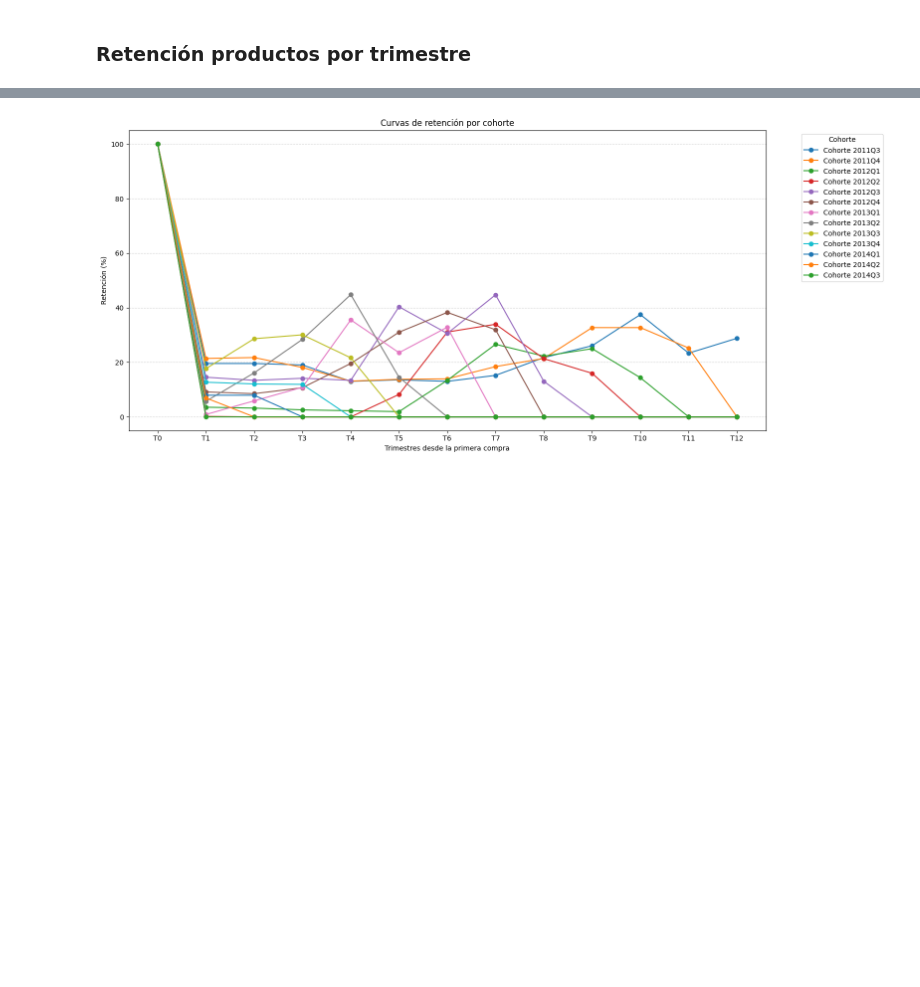
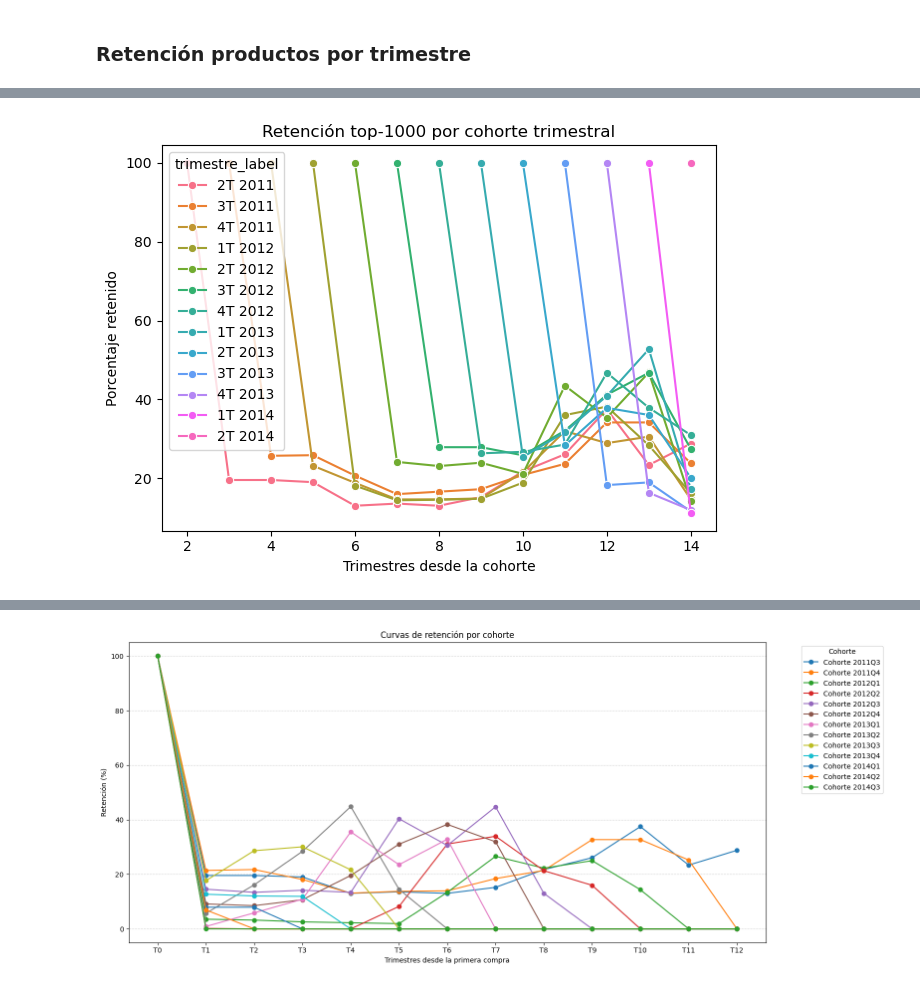
Before and after one commit to fedepicado/Series-temporales-con-SQL, a Jupyter notebook: Retencion de clientes.ipynb, the cells around one changed output, grey strips where cells are left out. Drawn from its saved outputs; the diff is of its cells as text; code cells hidden in the pictures; blank space fills up the shorter version.

```diff
--- a/Retencion de clientes.ipynb
+++ b/Retencion de clientes.ipynb
@@ -498,0 +499,100 @@ plt.show()
+# %%
+query = ("""WITH clientes_por_trimestre AS (
+    SELECT
+        YEAR(soh.OrderDate) AS año,
+        (DATEDIFF(QUARTER, '2011-01-01', soh.OrderDate) + 1) AS trimestre,
+        soh.CustomerID,
+        COUNT(*) AS compras_realizadas
+    FROM Sales.SalesOrderHeader soh
+    JOIN Sales.SalesOrderDetail sod ON soh.SalesOrderID = sod.SalesOrderID
+    WHERE YEAR(soh.OrderDate) BETWEEN 2011 AND 2014
+    GROUP BY
+        YEAR(soh.OrderDate),
+        (DATEDIFF(QUARTER, '2011-01-01', soh.OrderDate) + 1),
+        soh.CustomerID
+),
+top_clientes_por_año AS (
+    SELECT
+        año,
+        trimestre,
+        CustomerID
+    FROM (
+        SELECT
+            año,
+            trimestre,
+            CustomerID,
+            ROW_NUMBER() OVER (PARTITION BY trimestre ORDER BY compras_realizadas DESC) AS ranking
+        FROM clientes_por_trimestre
+    ) ranked
+    --WHERE ranking <= 1000
+),
+combinaciones_clientes AS (
+    SELECT
+        c1.trimestre AS cohorte,
+        c2.trimestre AS trimestre_observado,
+        c1.CustomerID
+    FROM top_clientes_por_año c1
+    JOIN top_clientes_por_año c2
+        ON c1.CustomerID = c2.CustomerID
+        AND c2.trimestre >= c1.trimestre
+),
+retencion_clientes AS (
+    SELECT
+        cohorte,
+        trimestre_observado - cohorte AS trimestre_desde_cohorte,
+        COUNT(DISTINCT CustomerID) AS clientes_retenidos
+    FROM combinaciones_clientes
+    GROUP BY cohorte, trimestre_observado - cohorte
+),
+porcentajes_retencion AS (
+    SELECT
+        rc.cohorte AS trimestre_original,
+        rc.trimestre_desde_cohorte AS trimestre_desde_original,
+        ROUND(
+            (CAST(rc.clientes_retenidos AS FLOAT) /
+             CAST(FIRST_VALUE(rc.clientes_retenidos) OVER (PARTITION BY rc.cohorte ORDER BY rc.trimestre_desde_cohorte) AS FLOAT) * 100),
+            2
+        ) AS porcentaje
+    FROM retencion_clientes rc
+)
+SELECT
+    pr.trimestre_original,
+    CASE
+        WHEN pr.trimestre_original = 2 THEN '2T 2011'
+        WHEN pr.trimestre_original = 3 THEN '3T 2011'
+        WHEN pr.trimestre_original = 4 THEN '4T 2011'
+        WHEN pr.trimestre_original = 5 THEN '1T 2012'
+        WHEN pr.trimestre_original = 6 THEN '2T 2012'
+        WHEN pr.trimestre_original = 7 THEN '3T 2012'
+        WHEN pr.trimestre_original = 8 THEN '4T 2012'
+        WHEN pr.trimestre_original = 9 THEN '1T 2013'
+        WHEN pr.trimestre_original = 10 THEN '2T 2013'
+        WHEN pr.trimestre_original = 11 THEN '3T 2013'
+        WHEN pr.trimestre_original = 12 THEN '4T 2013'
+        WHEN pr.trimestre_original = 13 THEN '1T 2014'
+        WHEN pr.trimestre_original = 14 THEN '2T 2014'
+    END AS trimestre_label,
+    pr.trimestre_desde_original+pr.trimestre_original,
+    pr.porcentaje
+FROM porcentajes_retencion pr""")
+
+trans.rollback()
+df = armar_query(query)
+
+
+df.columns = ['trimestre_original', 'trimestre_label',
+              'trimestre_desde_original', 'porcentaje']
+df['trimestre_desde_original'] = df['trimestre_desde_original'].astype(int)
+
+sns.lineplot(data=df,
+             x='trimestre_desde_original',
+             y='porcentaje',
+             hue='trimestre_label',
+             marker='o')
+plt.title('Retención top-1000 por cohorte trimestral')
+plt.xlabel('Trimestres desde la cohorte')
+plt.ylabel('Porcentaje retenido')
+plt.tight_layout()
+plt.show()
+# %% [output]
+[figure, added]
```
Also changed, not shown: parts of 3 cells of this notebook.
